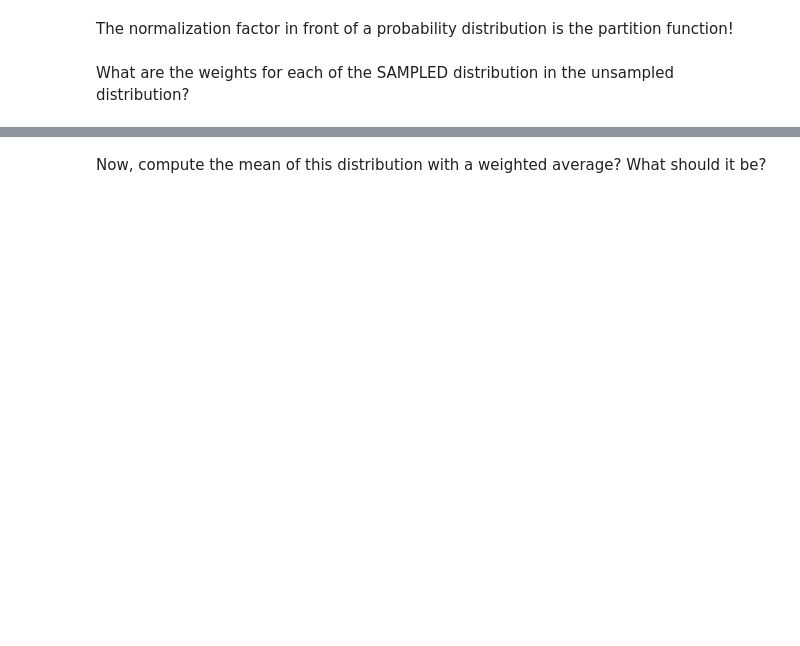
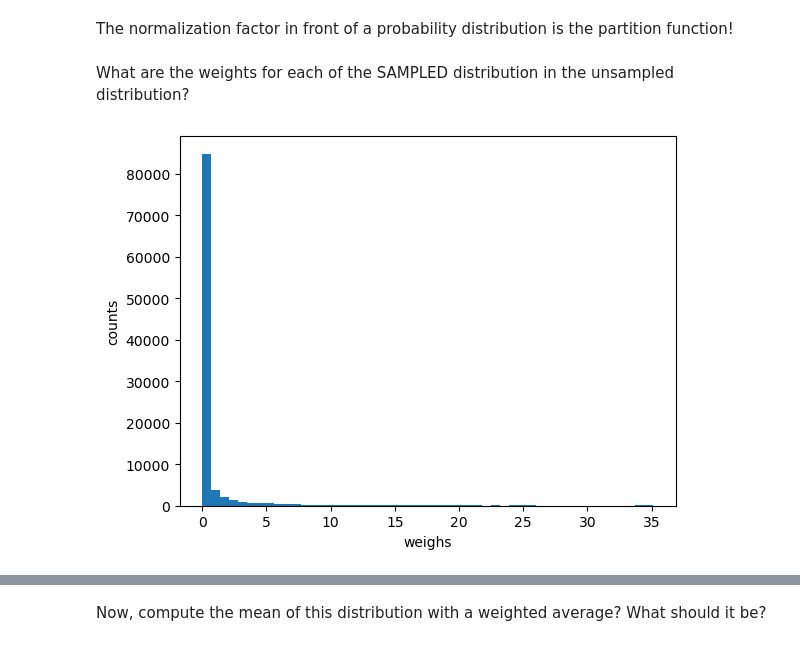
Before and after one commit to shirtsgroup/pymbar_notebook_examples, a Jupyter notebook: harmonic-oscillators/harmonic-oscillators-simple.ipynb, the cells around one changed output, grey strips where cells are left out. Drawn from its saved outputs; the diff is of its cells as text; code cells hidden in the pictures; blank space fills up the shorter version.

```diff
--- a/harmonic-oscillators/harmonic-oscillators-simple.ipynb
+++ b/harmonic-oscillators/harmonic-oscillators-simple.ipynb
@@ -139,10 +149,12 @@ The normalization factor in front of a probability distribution is the partition
 What are the weights for each of the SAMPLED distribution in the unsampled distribution?
 # %%
 weights = np.exp(dF-dU)
-plt.hist(weights,bins=30)
+plt.hist(weights,bins=50)
 plt.xlabel('weighs')
 plt.ylabel('counts')
 plt.show()
+# %% [output]
+[figure, added]
 # %%
 weights = np.exp(dF-dU)
 plt.plot(sampled_x,weights,ls='',marker='.')
```
Also changed, not shown: parts of 46 cells of this notebook.
